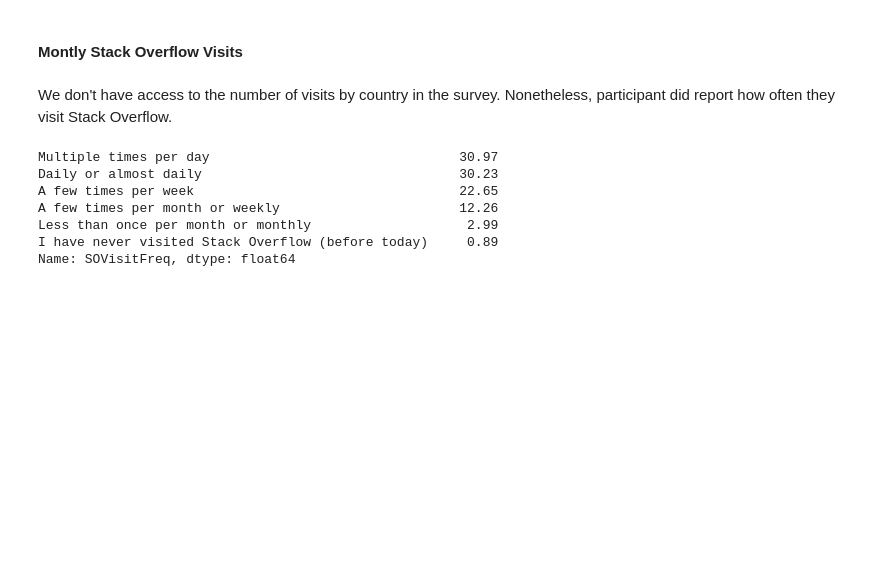
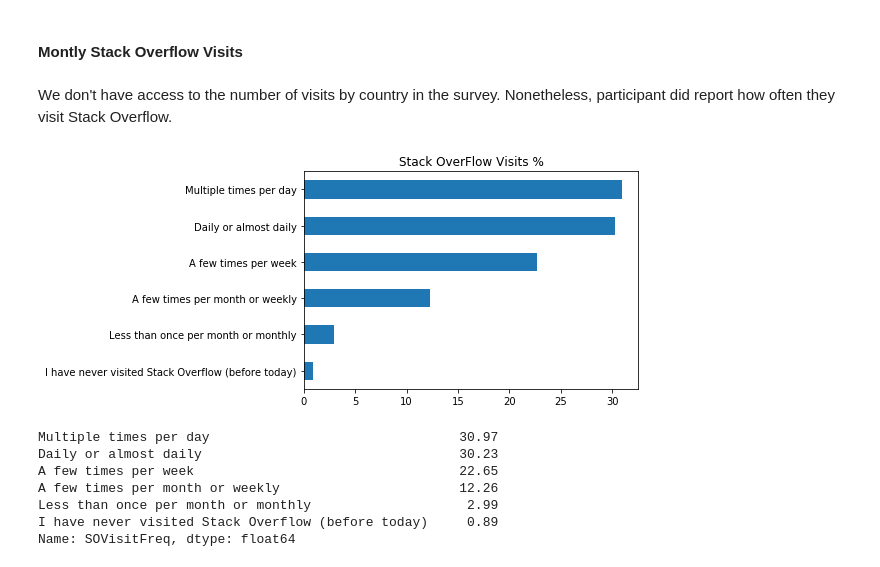
Before and after one commit to pabloinsente/data-scientist-profile-stackoverflow-2019, a Jupyter notebook: notebook/dev-survey.ipynb, the cells around one changed output. Drawn from its saved outputs; the diff is of its cells as text; code cells hidden in the pictures; blank space fills up the shorter version.

```diff
--- a/notebook/dev-survey.ipynb
+++ b/notebook/dev-survey.ipynb
@@ -177,5 +158,21 @@ An additional get_percent function will allows to get the actual numbers for the
 # %%
-def bar_plot_percent(series: str, kind: str, title: str, order=None, sort=False, size=None, df=df_ds):
+def bar_plot_percent(series: str, kind: str ='barh', title: str = 'Title', order=None, sort=False, size=None, df=df_ds):
+    '''Plot a series
+
+    Arguments:
+    ----------
+    series(str)   -- series to be plot (default None)
+    kind(str)     -- type of plot (default barh)
+    title(str)    -- plot title (defaul 'Title')
+    order(list)   -- apply custom order (default None)
+    sort(bool)    -- sort in descending order (default False)
+    size(tuple)   -- width and hight dimensions (default None)
+    df(DataFrame) -- DataFrame to be plot (default df_ds)
+
+    Returns:
+    --------
+    plot
+    '''
     if sort:
         return df[series].value_counts().apply(lambda x: np.round((x/df[series].notna().sum())*100, decimals=2)).reindex(order).sort_values(ascending = sort).plot(kind=kind, figsize=size, title=title);
     else:
@@ -259,6 +266,10 @@ Our maps indicates that survey participant's come primarily from the **US, Canad
 #### Montly Stack Overflow Visits
 # %% [markdown]
 We don't have access to the number of visits by country in the survey. Nonetheless, participant did report how often they visit Stack Overflow.
+# %%
+bar_plot_percent('SOVisitFreq', 'barh', 'Stack OverFlow Visits %', sort=True);
+# %% [output]
+[figure, added]
 # %%
 get_percent('SOVisitFreq')
 # %% [output]
```
Also changed, not shown: parts of 41 cells of this notebook.
